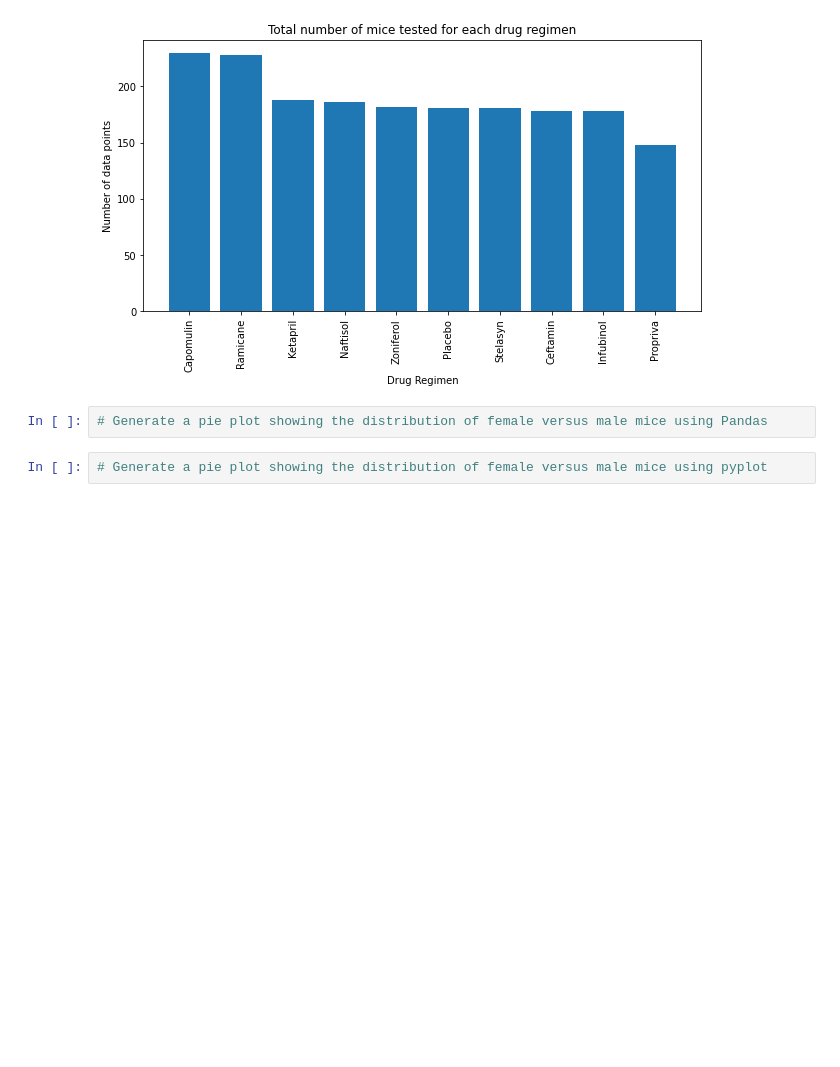
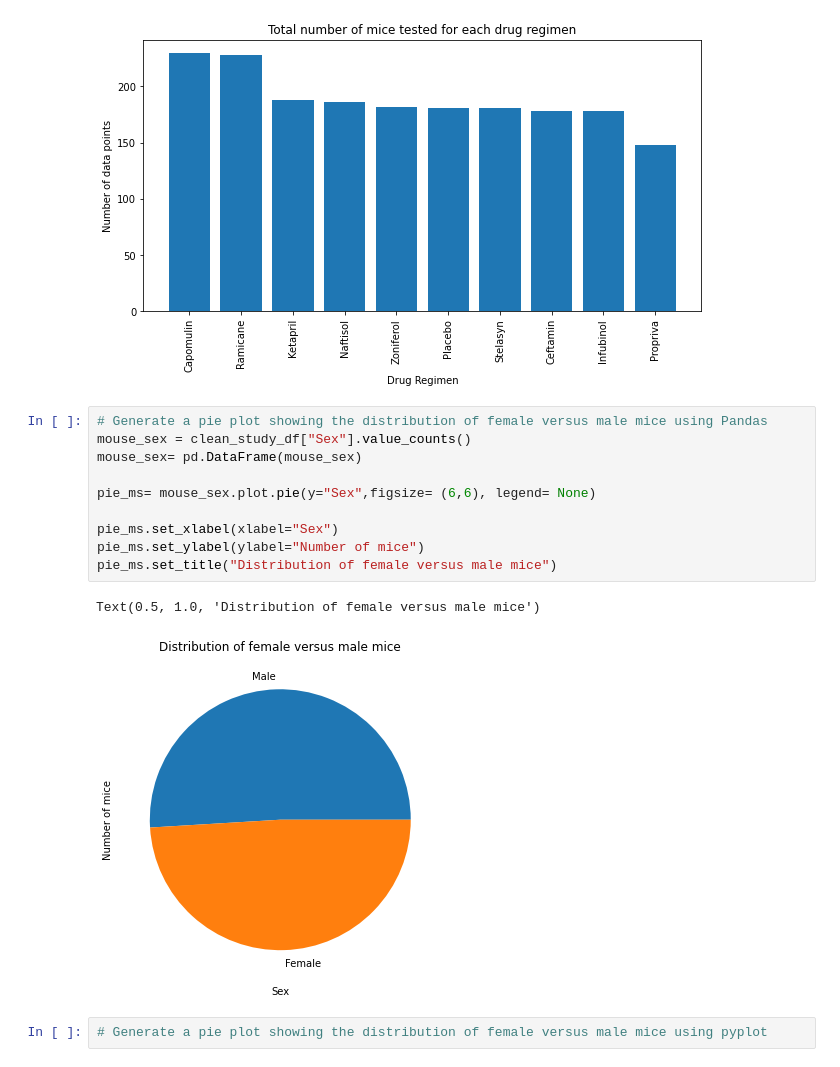
Before and after one commit to gnzamudio/Matplotlib-challenge, a Jupyter notebook: pymaceuticals_starter.ipynb, the cells around one changed output. Saved outputs shown, nothing was run; the diff lists cells and outputs as text; blank space fills up the shorter version.

Commit message:
pie chart

```diff
--- a/pymaceuticals_starter.ipynb
+++ b/pymaceuticals_starter.ipynb
@@ -184,8 +184,19 @@ plt.xticks(rotation= 90)
 plt.show()
 # %% [output]
 [figure]
-# %%
-# Generate a pie plot showing the distribution of female versus male mice using Pandas
+# %%
+# Generate a pie plot showing the distribution of female versus male mice using Pandas
+mouse_sex = clean_study_df["Sex"].value_counts()
+mouse_sex= pd.DataFrame(mouse_sex)
+
+pie_ms= mouse_sex.plot.pie(y="Sex",figsize= (6,6), legend= None)
+
+pie_ms.set_xlabel(xlabel="Sex")
+pie_ms.set_ylabel(ylabel="Number of mice")
+pie_ms.set_title("Distribution of female versus male mice")
+# %% [output]
+Text(0.5, 1.0, 'Distribution of female versus male mice')
+[figure, added]
 # %%
 # Generate a pie plot showing the distribution of female versus male mice using pyplot
 # %% [markdown]
```
